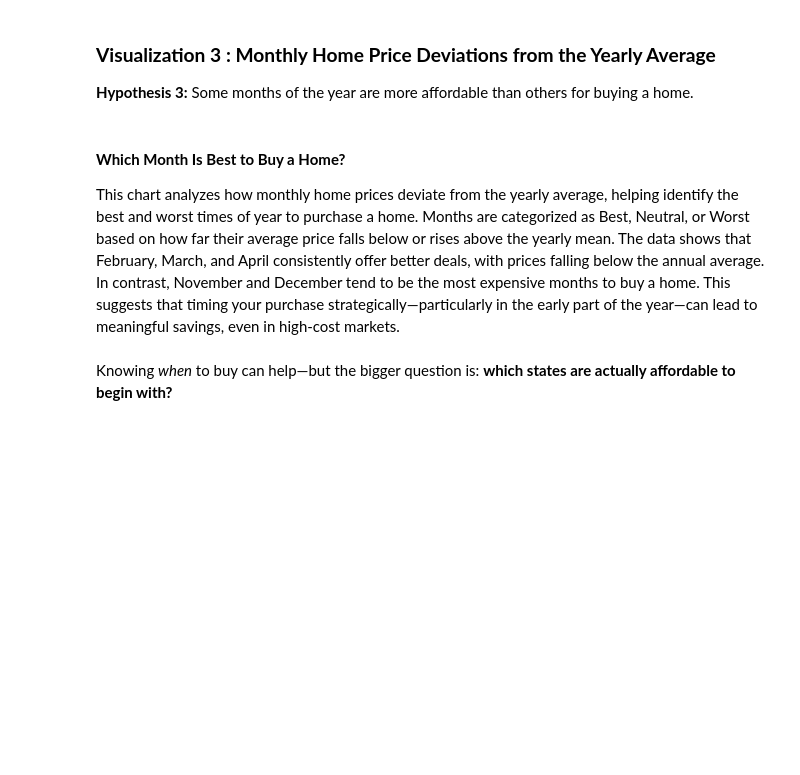
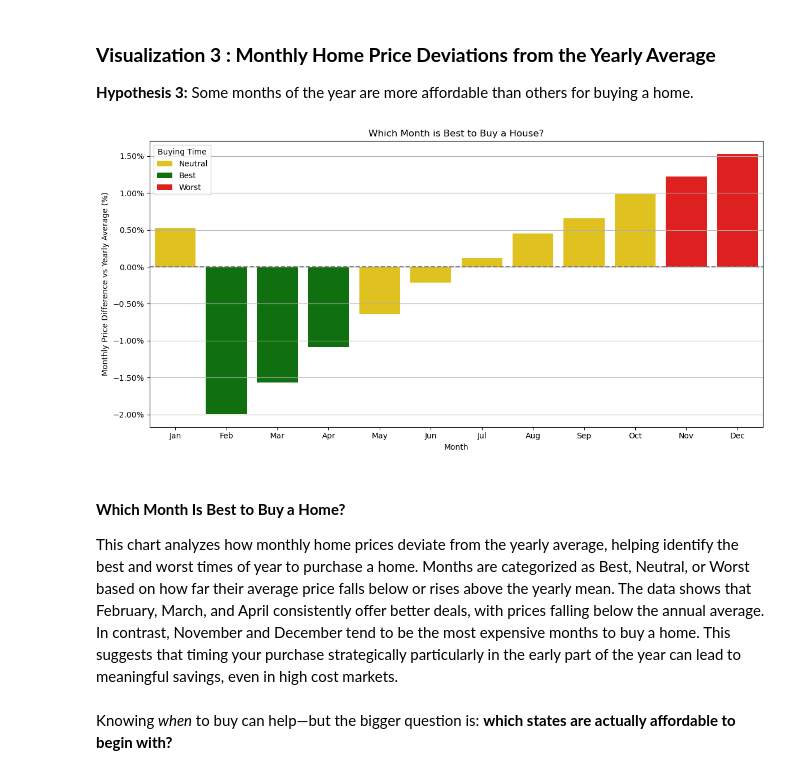
Before and after one commit to uic-cs418/group-project-stat-squad, a Jupyter notebook: FinalReport.ipynb, the cells around one changed output. Drawn from its saved outputs; the diff is of its cells as text; code cells hidden in the pictures; blank space fills up the shorter version.

```diff
--- a/FinalReport.ipynb
+++ b/FinalReport.ipynb
@@ -65,6 +62,10 @@ plt.show()
+# %%
+all_functions.visual3()
+# %% [output]
+[figure, added]
 # %% [markdown]
 #### **Which Month Is Best to Buy a Home?**
-This chart analyzes how monthly home prices deviate from the yearly average, helping identify the best and worst times of year to purchase a home. Months are categorized as Best, Neutral, or Worst based on how far their average price falls below or rises above the yearly mean. The data shows that February, March, and April consistently offer better deals, with prices falling below the annual average. In contrast, November and December tend to be the most expensive months to buy a home. This suggests that timing your purchase strategically—particularly in the early part of the year—can lead to meaningful savings, even in high-cost markets.
+This chart analyzes how monthly home prices deviate from the yearly average, helping identify the best and worst times of year to purchase a home. Months are categorized as Best, Neutral, or Worst based on how far their average price falls below or rises above the yearly mean. The data shows that February, March, and April consistently offer better deals, with prices falling below the annual average. In contrast, November and December tend to be the most expensive months to buy a home. This suggests that timing your purchase strategically particularly in the early part of the year can lead to meaningful savings, even in high cost markets.
 # %% [markdown]
 Knowing *when* to buy can help—but the bigger question is: **which states are actually affordable to begin with?**
 # %% [markdown]
```
Also changed, not shown: parts of 1 cell of this notebook.
